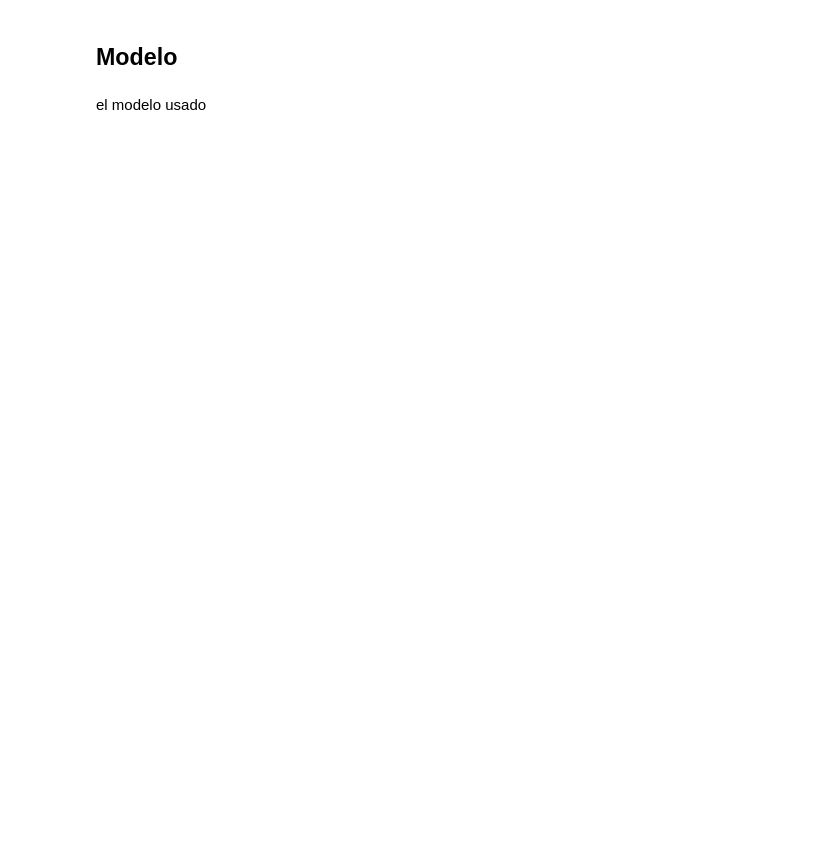
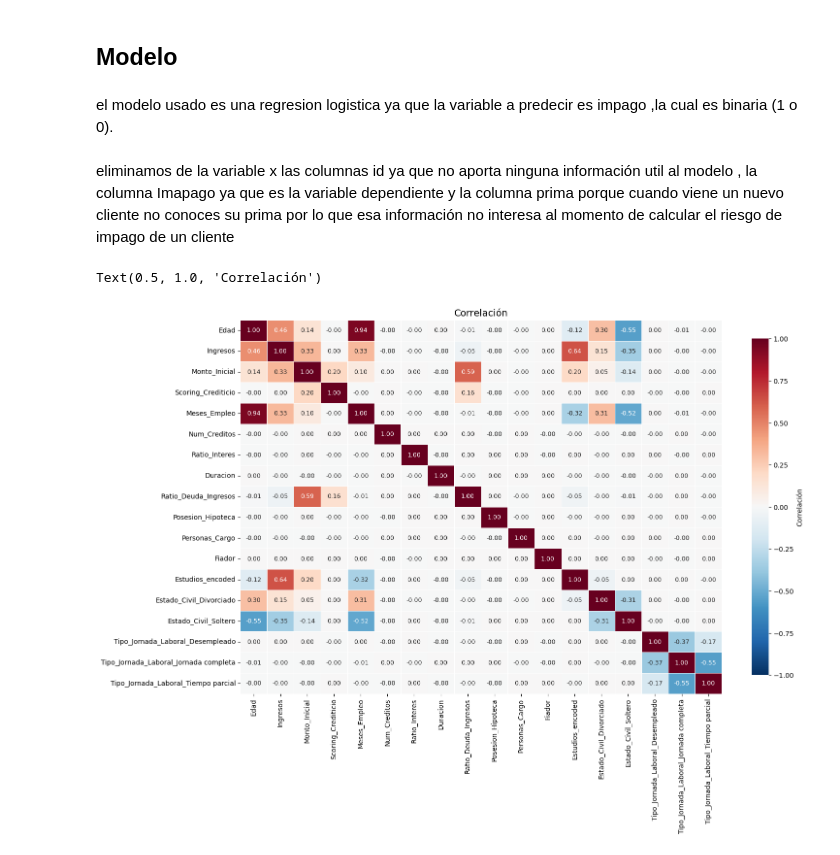
Before and after one commit to Pablocordobaa/Reto-5-azul-claro, a Jupyter notebook: modelo_impago.ipynb, the cells around one changed output. Drawn from its saved outputs; the diff is of its cells as text; code cells hidden in the pictures; blank space fills up the shorter version.

```diff
--- a/modelo_impago.ipynb
+++ b/modelo_impago.ipynb
@@ -122,10 +126,37 @@ La variable impago
 # %% [markdown]
 ## Modelo
 # %% [markdown]
-el modelo usado
+el modelo usado es una regresion logistica ya que la variable a predecir es impago ,la cual es binaria (1 o 0).
 # %%
 copia= Prestamos_educacion.copy()
 #hacemos una copia de los datos para poder probar diferentes modelos y no perder los datos originales.
 # %%
 X= copia.drop(columns=["Impago","ID","Prima"])
 y= copia["Impago"]
+# %% [markdown]
+eliminamos de la variable x las columnas id ya que no aporta ninguna información util al modelo , la columna Imapago ya que es la variable dependiente y la columna prima porque cuando viene un nuevo cliente no conoces su prima por lo que esa información no interesa al momento de calcular el riesgo de impago de un cliente
+# %%
+corr = X.corr()
+
+plt.figure(figsize=(16, 10))
+
+sns.heatmap(
+    corr,
+    annot=True,
+    fmt=".2f",
+    cmap="RdBu_r",
+    center=0,
+    vmin=-1,
+    vmax=1,
+    linewidths=0.7,
+    linecolor="white",
+    annot_kws={"size": 9},
+    cbar_kws={"label": "Correlación", "shrink": 0.9}
+)
+
+plt.title(
+    "Correlación",
+    fontsize=14)
+# %% [output]
+Text(0.5, 1.0, 'Correlación')
+[figure, added]
```
Also changed, not shown: parts of 24 cells of this notebook, 2 other files.
